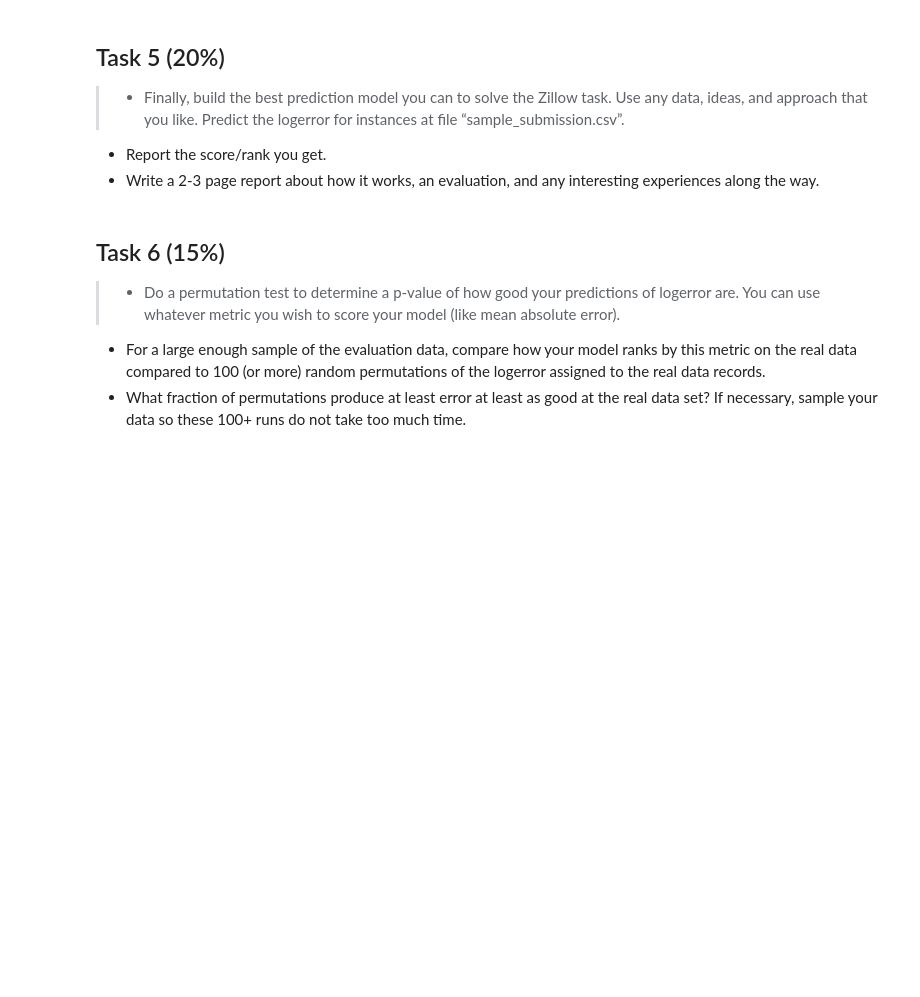
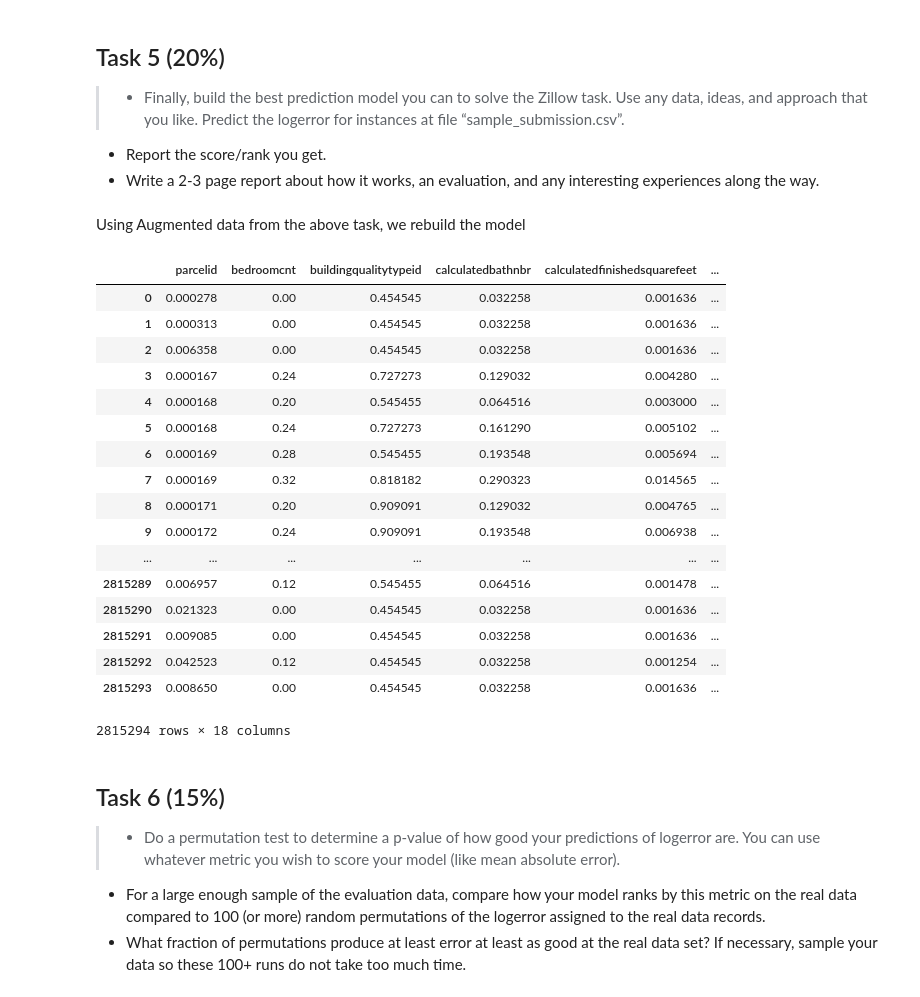
Before and after one commit to trungnguyencs/Automatic-Singing-Evaluation, a Jupyter notebook: HW3/HW3.ipynb, the cells around one changed output. Cells and saved outputs as stored; diff of their text form; code cells hidden in the pictures; blank space fills up the shorter version.

Commit message:
Q5 Adding dropping code for augmented test

```diff
--- a/HW3/HW3.ipynb
+++ b/HW3/HW3.ipynb
@@ -431,6 +430,69 @@ df_augmented.head()
 > - Finally, build the best prediction model you can to solve the Zillow task.  Use any data, ideas, and approach that you like. Predict the logerror for instances at file “sample_submission.csv”.
 - Report the score/rank you get.
 - Write a 2-3 page report about how it works, an evaluation, and any interesting experiences along the way.
+# %% [markdown]
+Using Augmented data from the above task, we rebuild the model
+# %%
+df_augment_dropped = df_augmented.drop(["hashottuborspa", "propertycountylandusecode", "propertyzoningdesc",
+                            "fireplaceflag", "taxdelinquencyflag", "assessmentyear",
+                            "airconditioningtypeid", "buildingclasstypeid", "decktypeid",
+                            "heatingorsystemtypeid", "regionidcity", "regionidcounty",
+                            "poolcnt", "fips", "threequarterbathnbr",
+                            "regionidneighborhood", "regionidzip", "storytypeid",
+                            "pooltypeid7", "rawcensustractandblock", "censustractandblock",
+                            "typeconstructiontypeid", "pooltypeid10", "pooltypeid2",
+                            "architecturalstyletypeid", "bathroomcnt", "propertylandusetypeid"], axis=1)
+# %%
+# Drop all columns whose the ratio of NaN values > 50%
+row, column = df_augment_dropped.shape
+for x in df_augment_dropped:
+    if df_augment_dropped[str(x)].isnull().sum() > row*0.5:
+        df_augment_dropped.drop(str(x), axis=1, inplace=True)
+for x in df_augment_dropped:
+    # 'np.nanmean' finds mean by ignoring NaN values, we then replace NaN values with the result
+    median = np.nanmedian(df_augment_dropped[str(x)])
+    df_augment_dropped[str(x)].fillna(value=median, inplace=True)
+#     for i,y in enumerate(df_dropped1[str(x)]):
+#         if y=='nan' or y=="nan" or math.isnan(y):
+#             df_dropped1[str(x)][i] = median
+# %%
+remain_columns = ["bedroomcnt", "buildingqualitytypeid", "calculatedbathnbr",
+                 "calculatedfinishedsquarefeet", "finishedsquarefeet12", "fullbathcnt",
+                 "lotsizesquarefeet", "roomcnt", "unitcnt",
+                 "yearbuilt", "structuretaxvaluedollarcnt", "taxvaluedollarcnt",
+                 "landtaxvaluedollarcnt", "taxamount"]
+
+#Reference: http://scikit-learn.org/stable/modules/generated/sklearn.preprocessing.minmax_scale.html
+
+#Scaling all variables to a range of (0,cap), where cap = 10000
+#This is done by: X_std = (X - X.min) / (X.max - X.min)
+#                 X_scaled = X_std * (max - min) + min
+#Using an API referred above to do the computation
+
+#cap = 100
+for i in df_augment_dropped.columns:
+    df_augment_dropped[i] = preprocessing.minmax_scale(df_augment_dropped[i])
+# %%
+df_augment_dropped
+# %% [output]
+|  | parcelid | bedroomcnt | buildingqualitytypeid | calculatedbathnbr | calculatedfinishedsquarefeet | ... |
+| 0 | 0.000278 | 0.00 | 0.454545 | 0.032258 | 0.001636 | ... |
+| 1 | 0.000313 | 0.00 | 0.454545 | 0.032258 | 0.001636 | ... |
+| 2 | 0.006358 | 0.00 | 0.454545 | 0.032258 | 0.001636 | ... |
+| 3 | 0.000167 | 0.24 | 0.727273 | 0.129032 | 0.004280 | ... |
+| 4 | 0.000168 | 0.20 | 0.545455 | 0.064516 | 0.003000 | ... |
+| 5 | 0.000168 | 0.24 | 0.727273 | 0.161290 | 0.005102 | ... |
+| 6 | 0.000169 | 0.28 | 0.545455 | 0.193548 | 0.005694 | ... |
+| 7 | 0.000169 | 0.32 | 0.818182 | 0.290323 | 0.014565 | ... |
+| 8 | 0.000171 | 0.20 | 0.909091 | 0.129032 | 0.004765 | ... |
+| 9 | 0.000172 | 0.24 | 0.909091 | 0.193548 | 0.006938 | ... |
+| ... | ... | ... | ... | ... | ... | ... |
+| 2815289 | 0.006957 | 0.12 | 0.545455 | 0.064516 | 0.001478 | ... |
+| 2815290 | 0.021323 | 0.00 | 0.454545 | 0.032258 | 0.001636 | ... |
+| 2815291 | 0.009085 | 0.00 | 0.454545 | 0.032258 | 0.001636 | ... |
+| 2815292 | 0.042523 | 0.12 | 0.454545 | 0.032258 | 0.001254 | ... |
+| 2815293 | 0.008650 | 0.00 | 0.454545 | 0.032258 | 0.001636 | ... |
+2815294 rows × 18 columns
 # %% [markdown]
 ## Task 6 (15%)
 
```
Also changed, not shown: parts of 2 cells of this notebook.
